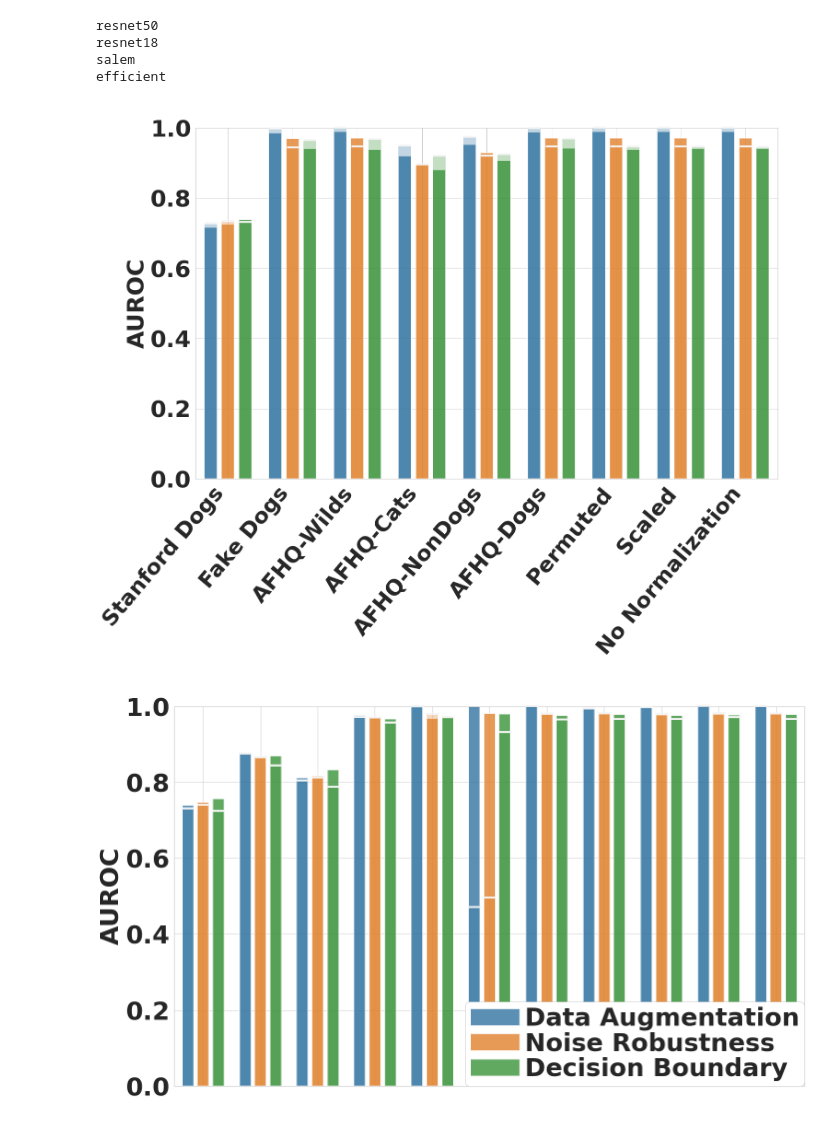
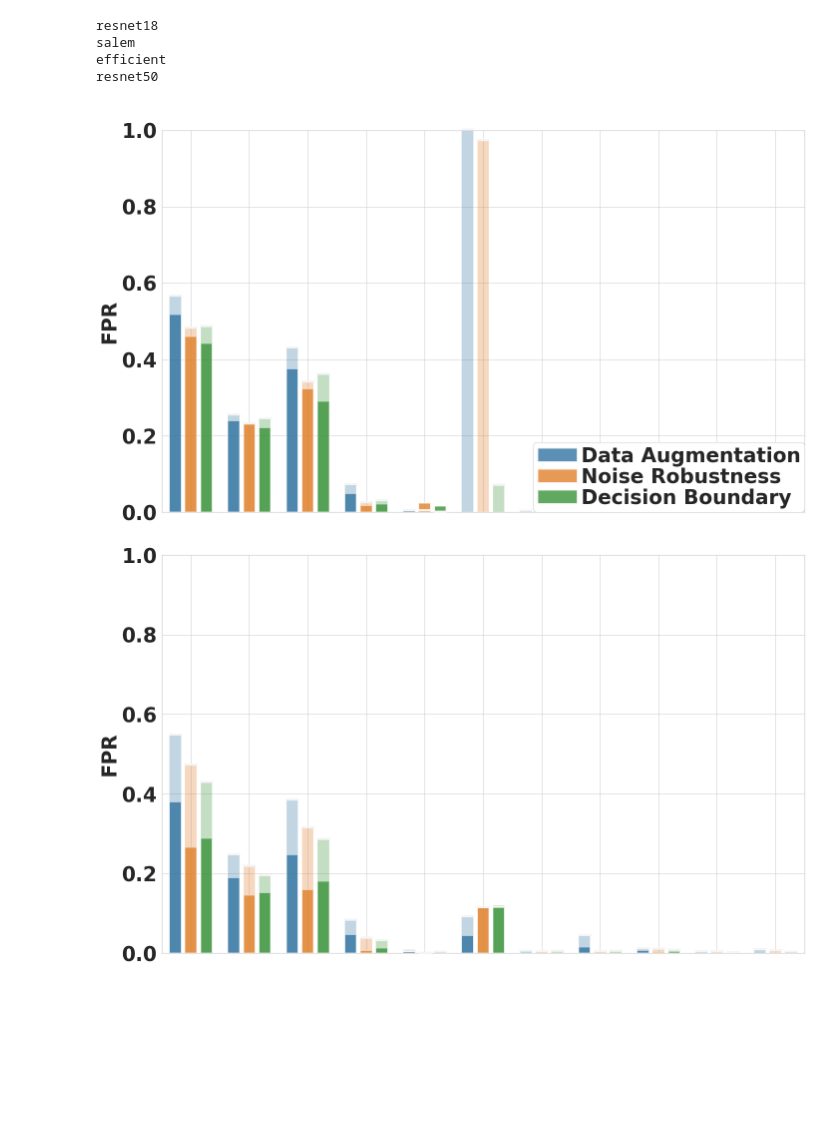
Before and after one commit to bettyballin/LabelOnlyMemInfAttacks, a Jupyter notebook: experiments/notebooks/visualize.ipynb, the cells around one changed output. Cells and saved outputs as stored; diff of their text form; code cells hidden in the pictures; blank space fills up the shorter version.

Commit message:
visualization update

```diff
--- a/experiments/notebooks/visualize.ipynb
+++ b/experiments/notebooks/visualize.ipynb
@@ -129,9 +130,10 @@ transform_file("efficient_L2","efficient_L2",attacks)
 # %%
-metric = "AUROC"
+metric = "FPR"
 ls = True
-llla = True
+llla = False
 ts = False
-l2 = False
+l2 = True
+df_old = None
 # %%
 def change_width(ax, new_value):
     for patch in ax.patches:
@@ -195,7 +197,7 @@ def plot_dataframe(model, metric, df1, df2,textsize,figsize=(20, 12),show_x_axis
 
 rows_to_keep = ["CIFAR-10","Fake CIFAR-10","STL-10","SVHN","Permuted","Scaled","CIFAR100","No Normalization","Stanford Dogs","AFHQ Dogs","AFHQ Cats"]
 rows_to_keep_50 = ["Stanford Dogs",'Fake Dogs', 'AFHQ-Wilds', 'AFHQ-Cats', 'AFHQ-NonDogs', 'AFHQ-Dogs',"Permuted","Scaled","No Normalization"]
-models = ["resnet50","resnet18","salem","efficient"]
+models = ["efficient"]#["resnet18","salem","efficient","resnet50"]
 
 for model in models:
     print(model)
@@ -210,39 +212,65 @@ for model in models:
     df = get_cleaned_dataframe(path, attacks_all, attackNames, metric,rows)
     df = pd.melt(df, id_vars=['Dataset'], var_name='Attack', value_name=metric)
     df_reg = None
-    if ls:
+    #df_old = get_cleaned_dataframe('../results/'+model+'_test_attack_results.csv', attacks_all, attackNames, metric,rows)
+    if df_old is not None:
+        df_old = df_old.loc[:,df_old.columns.isin(["Dataset","Threshold","Salem","Entropy"])]
+        df_old.index = df_old['Dataset'].values.tolist()
+        df_reg = df
+        df = pd.melt(df_old, id_vars=['Dataset'], var_name='Attack', value_name=metric)
+    elif ls:
         df_ls = get_df_regularized(path, "LS", attacks_all, attackNames, metric,rows)
         df_reg = pd.melt(df_ls, id_vars=['Dataset'], var_name='Attack', value_name=metric)
         if model == "resnet18":
             y = True
             l = True
         elif model == "salem":
             y = True
         else:
             x = True
             y = True
     elif llla:
         df_llla = get_df_regularized(path, "LLLA", attacks_all, attackNames, metric,rows)
         df_reg = pd.melt(df_llla, id_vars=['Dataset'], var_name='Attack', value_name=metric)
         if model == "efficient":
             x = True
             y = False
             l = False
+        else:
+            x = True
+            y = True
     elif ts:
         df_ts = get_df_regularized(path, "TS", attacks_all, attackNames, metric,rows)
         df_reg = pd.melt(df_ts, id_vars=['Dataset'], var_name='Attack', value_name=metric)
+        if model == "resnet18":
+            y = True
+            l = True
+        elif model == "salem":
+            y = True
+        else:
+            x = True
+            y = True
     elif l2:
         df_l2 = get_df_regularized(path, "L2", attacks_all, attackNames, metric,rows)
         df_reg = pd.melt(df_l2, id_vars=['Dataset'], var_name='Attack', value_name=metric)
+        if model == "efficient":
+            x = True
+            y = False
+            l = False
+        elif model == "resnet50":
+            x = True
+        else:
+            x = False
+            y = False
 
-    ax = plot_dataframe(model, metric, df, df_reg,50,(20,12),x,y,l)
+    ax = plot_dataframe(model, metric, df, df_reg,40,(20,12),x,y,l)
     #fig = ax.get_figure()
     plt.setp(ax.patches, linewidth=2)
     #fig.savefig(model+'_attack_results_scores.pdf')
 # %% [output]
-resnet50
 resnet18
 salem
 efficient
+resnet50
-[figure, old version]
+[figure, new version]
-[figure, old version]
+[figure, new version]
```
Also changed, not shown: parts of 2 cells of this notebook, 9 other files.
